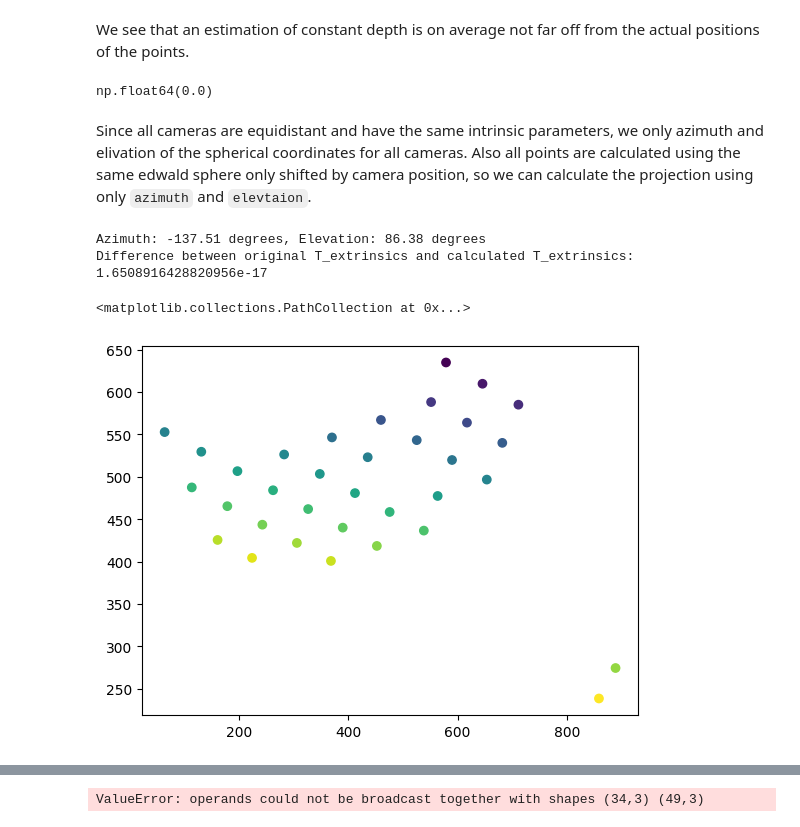
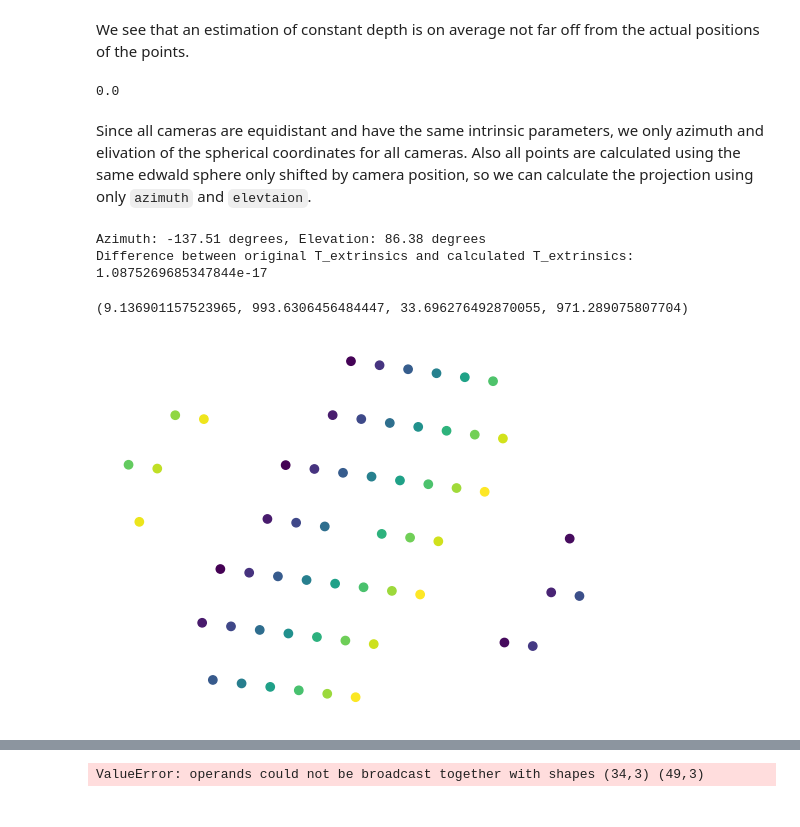
Before and after one commit to EvgenyGorelik/geometric-diffraction-analysis, a Jupyter notebook: notebooks/bundle_adjustment.ipynb, the cells around one changed output, grey strips where cells are left out. Cells and saved outputs as stored; diff of their text form; code cells hidden in the pictures.

```diff
--- a/notebooks/bundle_adjustment.ipynb
+++ b/notebooks/bundle_adjustment.ipynb
@@ -405,42 +1806,81 @@ def project_points(points, intrinsics, extrinsics):
     depth = projected_pts_homogeneous[:, 2]
     return projected_x, projected_y, depth
 
+def draw_canvas(projected_x, projected_y, depth, canvas_size):
+    canvas = np.ones((canvas_size, canvas_size), dtype=np.uint8) * 255
+    depth_map = np.full((canvas_size, canvas_size), np.inf)
+
+    meshgrid_x, meshgrid_y = np.meshgrid(np.arange(canvas_size), np.arange(canvas_size))
+    for x, y, d in zip(projected_x, projected_y, depth):
+        if 0 <= x < canvas.shape[1] and 0 <= y < canvas.shape[0]:
+            circle_radius = 10
+            circle_center = np.array([x, y], dtype=np.int32)
+            canvas[(meshgrid_x - circle_center[0]) ** 2 + (meshgrid_y - circle_center[1]) ** 2 < circle_radius ** 2] = 0
+            depth_map[(meshgrid_x - circle_center[0]) ** 2 + (meshgrid_y - circle_center[1]) ** 2 < circle_radius ** 2] = d
+    return canvas, depth_map
+
 def residual(points, projected_x, projected_y, depth, intrinsics, extrinsics):
     projected_x_calc, projected_y_calc, depth_calc = project_points(points, intrinsics, extrinsics)
     return np.stack([projected_x_calc - projected_x, projected_y_calc - projected_y, depth_calc - depth], axis=-1)
 
 np.sum(residual(diffraction_spots, projected_x, projected_y, depth, K_intrinsic, T_extrinsics))
 # %% [output]
-np.float64(0.0)
+0.0
 # %% [markdown]
 Since all cameras are equidistant and have the same intrinsic parameters, we only azimuth and elivation of the spherical coordinates for all cameras. Also all points are calculated using the same edwald sphere only shifted by camera position, so we can calculate the projection using only `azimuth` and `elevtaion`.
 # %%
-def extrinsics_from_angles(azimuth, elevation, wavelength):
+def extrinsics_from_angles(azimuth, elevation, rotation: float, wavelength: float):
     camera_direction = np.array([
         np.cos(elevation) * np.cos(azimuth),
         np.cos(elevation) * np.sin(azimuth),
         np.sin(elevation)
     ])
+
     camera_position = camera_direction * 1 / wavelength * 0.1
+
     center = np.array([0.0, 0.0, 0.0])
     dir_vec = center - camera_position
     dir_unit = dir_vec / np.linalg.norm(dir_vec)
 
+    # Rotation that aligns local camera Z with dir_unit
     z_axis = np.array([0.0, 0.0, 1.0])
     v = np.cross(z_axis, dir_unit)
     s = np.linalg.norm(v)
     c = np.dot(z_axis, dir_unit)
+
     if s < 1e-8:
         rot_mat = np.eye(3) if c > 0 else np.diag([1.0, -1.0, -1.0])
     else:
-        K = np.array([[0.0, -v[2], v[1]], [v[2], 0.0, -v[0]], [-v[1], v[0], 0.0]])
-        rot_mat = np.eye(3) + K + K @ K * ((1.0 - c) / (s**2))
+        K = np.array([
+            [0.0,   -v[2],  v[1]],
+            [v[2],   0.0,  -v[0]],
+            [-v[1],  v[0],  0.0]
+        ])
+
+        rot_mat = (
+            np.eye(3)
+            + K
+            + K @ K * ((1.0 - c) / (s**2))
+        )
+
+    # ---------------------------------------------------------
+    # Roll around the CAMERA's local Z axis
+    # ---------------------------------------------------------
+    R_roll = np.array([
+        [np.cos(rotation), -np.sin(rotation), 0.0],
+        [np.sin(rotation),  np.cos(rotation), 0.0],
+        [0.0,               0.0,              1.0]
+    ])
+
+    # Apply roll in camera-local coordinates
+    rot_mat = rot_mat @ R_roll
 
     camera_extrinsics = np.eye(4)
     camera_extrinsics[:3, :3] = rot_mat
     camera_extrinsics[:3, 3] = camera_position
 
     T_extrinsics = np.linalg.inv(camera_extrinsics)
+
     return T_extrinsics
 
 def azimuth_elevation_from_extrinsics(T_extrinsics):
@@ -453,27 +1893,30 @@ def azimuth_elevation_from_extrinsics(T_extrinsics):
 azimuth, elevation = azimuth_elevation_from_extrinsics(T_extrinsics)
 print(f"Azimuth: {np.degrees(azimuth):.2f} degrees, Elevation: {np.degrees(elevation):.2f} degrees")
 
-calculated_T_extrinsics = extrinsics_from_angles(azimuth, elevation, wavelength)
+calculated_T_extrinsics = extrinsics_from_angles(azimuth, elevation, 0.0, wavelength)
 
 print("Difference between original T_extrinsics and calculated T_extrinsics:")
 print(np.mean(T_extrinsics - calculated_T_extrinsics))
 # %% [output]
 Azimuth: -137.51 degrees, Elevation: 86.38 degrees
 Difference between original T_extrinsics and calculated T_extrinsics:
-1.6508916428820956e-17
+1.0875269685347844e-17
 # %%
 def calculate_projection(points, T_extrinsics, K_intrinsic, radius=1e-3, tolerance=1e-6):
-    projected_x, projected_y, depth = project_points(points, K_intrinsic, T_extrinsics)
+    points_selected = points[np.linalg.norm(points, axis=1) < radius + tolerance]
+    projected_x, projected_y, depth = project_points(points_selected, K_intrinsic, T_extrinsics)
     # cut using radius of edwald sphere
     idx = np.where(np.logical_and(depth < radius + tolerance, depth > radius - tolerance))[0]
     return projected_x[idx], projected_y[idx], depth[idx]
 
-azimuth = np.pi/4 + 0.6
+azimuth = np.pi/4 + 0.7
 elevation = np.pi/6 + 1.4
-T_extrinsics = extrinsics_from_angles(azimuth, elevation, wavelength)
-projected_x, projected_y, depth = calculate_projection(diffraction_spots, T_extrinsics, K_intrinsic, radius=1 / wavelength * 0.1, tolerance=excitation_error / 0.1)
+camera_roll = 0.0
+T_extrinsics = extrinsics_from_angles(azimuth, elevation, camera_roll, wavelength)
+projected_x, projected_y, depth = calculate_projection(reflections, T_extrinsics, K_intrinsic, radius=1 / wavelength * 0.1, tolerance=excitation_error)
 
 plt.scatter(projected_x, projected_y, c=depth, cmap='viridis')
+plt.axis('off')
 # %% [output]
-<matplotlib.collections.PathCollection at 0x...>
+(9.136901157523965, 993.6306456484447, 33.696276492870055, 971.289075807704)
-[figure, old version]
+[figure, new version]
```
Also changed, not shown: parts of 29 cells of this notebook, 4 other files.
